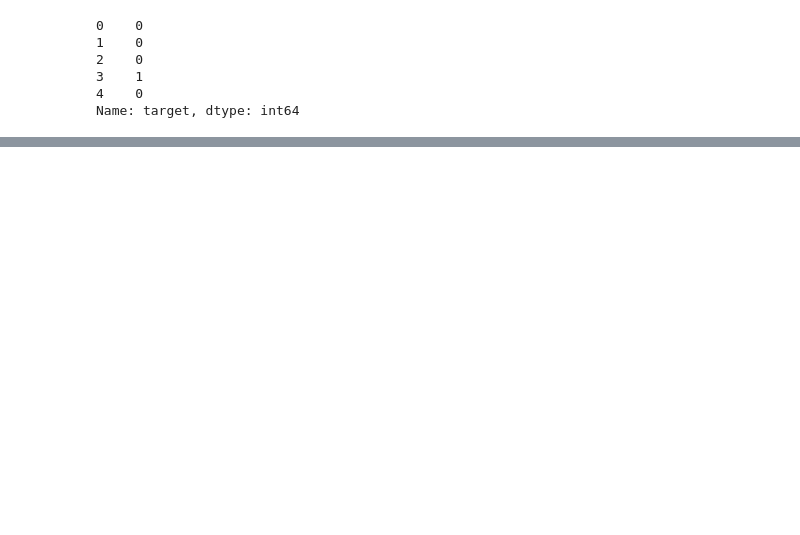
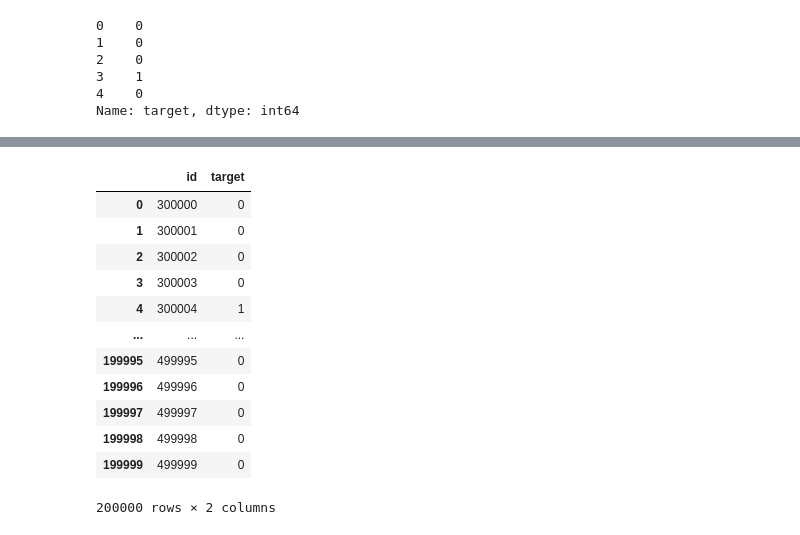
Before and after one commit to suneetsahadevan/kaggle_competition4, a Jupyter notebook: kaggle4.ipynb, the cells around one changed output, grey strips where cells are left out. Drawn from its saved outputs; the diff is of its cells as text; code cells hidden in the pictures; blank space fills up the shorter version.

```diff
--- a/kaggle4.ipynb
+++ b/kaggle4.ipynb
@@ -328,0 +398,18 @@ Name: nom_9, Length: 11981, dtype: int64
+# %%
+result1['target'] = np.where(result['target'] > 0.95, 1, 0)
+# %%
+result1
+# %% [output]
+|  | id | target |
+| 0 | 300000 | 0 |
+| 1 | 300001 | 0 |
+| 2 | 300002 | 0 |
+| 3 | 300003 | 0 |
+| 4 | 300004 | 1 |
+| ... | ... | ... |
+| 199995 | 499995 | 0 |
+| 199996 | 499996 | 0 |
+| 199997 | 499997 | 0 |
+| 199998 | 499998 | 0 |
+| 199999 | 499999 | 0 |
+200000 rows × 2 columns
```
Also changed, not shown: parts of 52 cells of this notebook.
